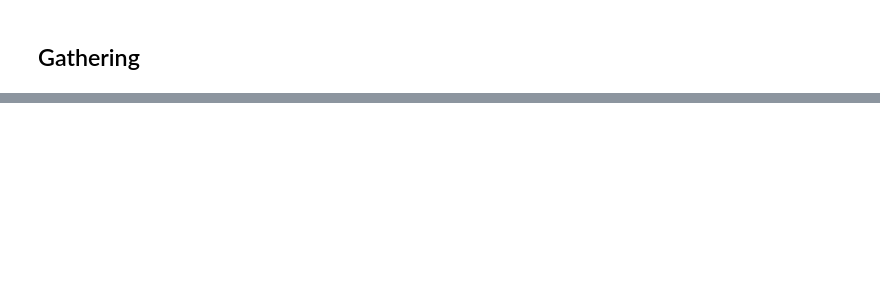
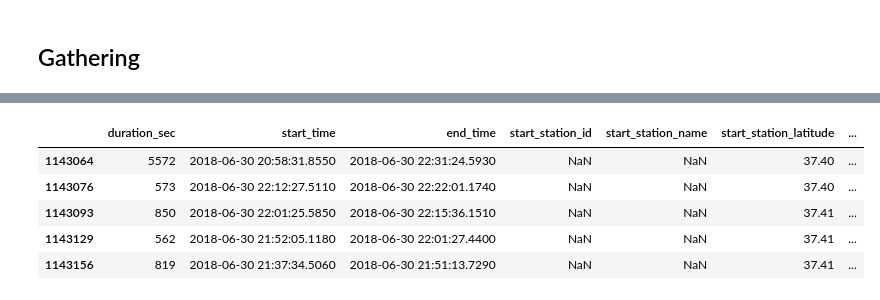
Before and after one commit to sclkan/Lyft-Analysis, a Jupyter notebook: lyft_baywheels_analysis.ipynb, the cells around one changed output, grey strips where cells are left out. Cells and saved outputs as stored; diff of their text form; code cells hidden in the pictures; blank space fills up the shorter version.

```diff
--- a/lyft_baywheels_analysis.ipynb
+++ b/lyft_baywheels_analysis.ipynb
@@ -67,0 +136,10 @@ df.sample(10)
+# %%
+#Check for missing station id
+df[df.end_station_id.isnull()|df.start_station_id.isnull()].head(5)
+# %% [output]
+|  | duration_sec | start_time | end_time | start_station_id | start_station_name | start_station_latitude | ... |
+| 1143064 | 5572 | 2018-06-30 20:58:31.8550 | 2018-06-30 22:31:24.5930 | NaN | NaN | 37.40 | ... |
+| 1143076 | 573 | 2018-06-30 22:12:27.5110 | 2018-06-30 22:22:01.1740 | NaN | NaN | 37.40 | ... |
+| 1143093 | 850 | 2018-06-30 22:01:25.5850 | 2018-06-30 22:15:36.1510 | NaN | NaN | 37.41 | ... |
+| 1143129 | 562 | 2018-06-30 21:52:05.1180 | 2018-06-30 22:01:27.4400 | NaN | NaN | 37.41 | ... |
+| 1143156 | 819 | 2018-06-30 21:37:34.5060 | 2018-06-30 21:51:13.7290 | NaN | NaN | 37.41 | ... |
```
Also changed, not shown: parts of 32 cells of this notebook.
